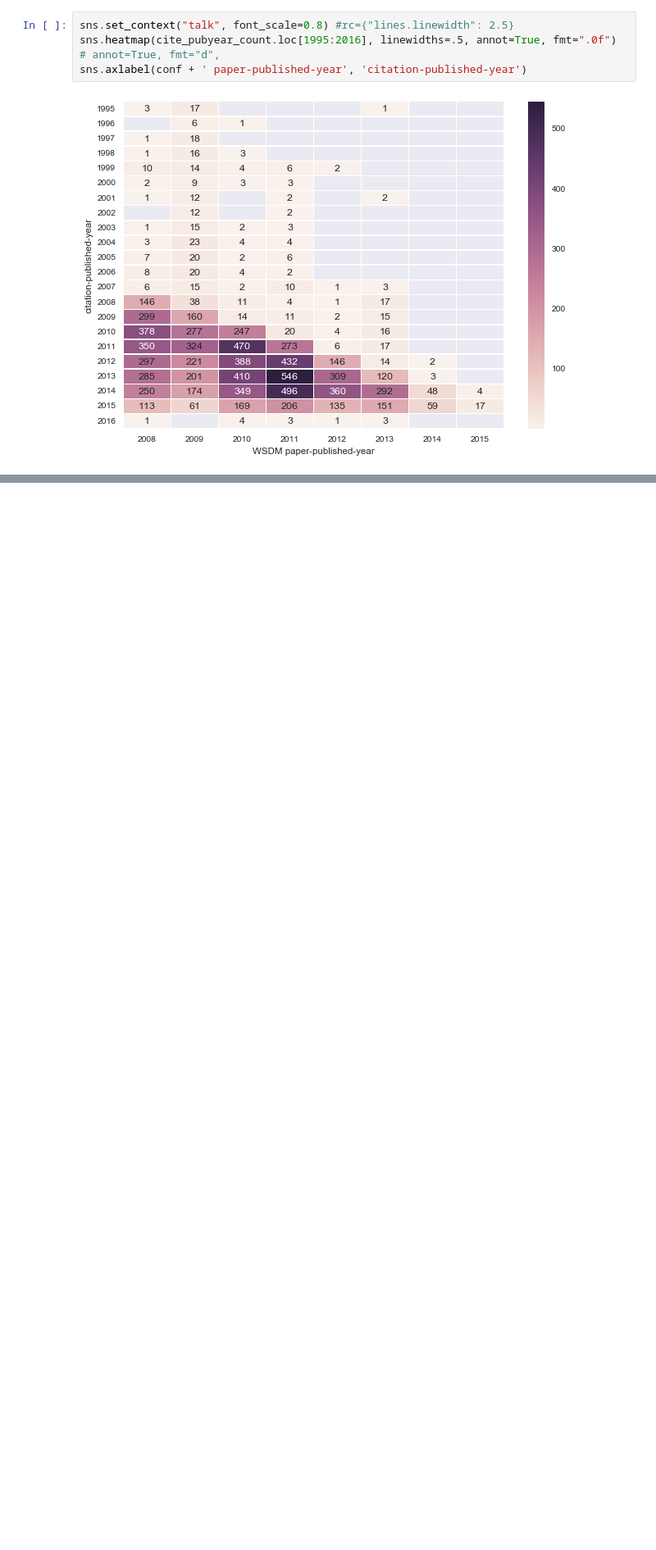
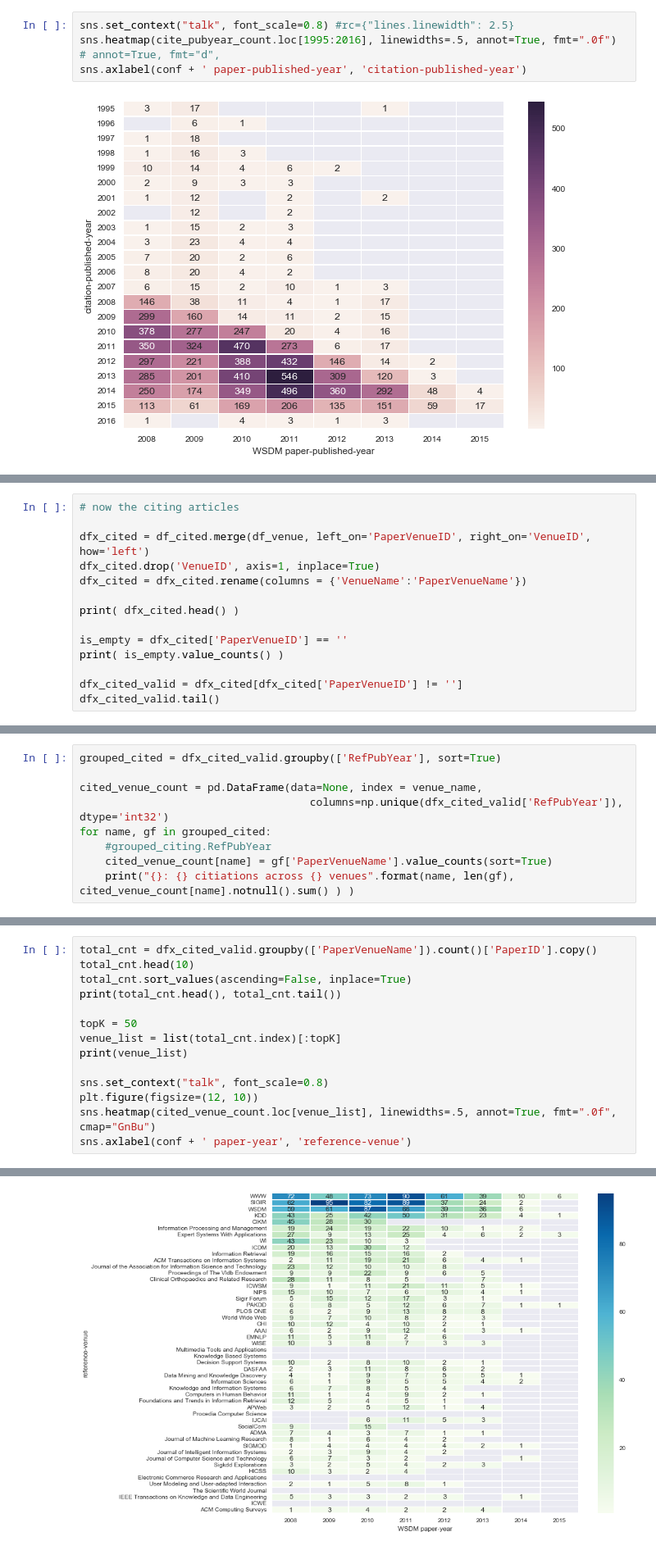
Before and after one commit to lexingxie/academic-graph, a Jupyter notebook: plot_citations.ipynb, the cells around one changed output, grey strips where cells are left out. Shown at 82% size. Drawn from its saved outputs; the diff is of its cells as text; blank space fills up the shorter version.

```diff
--- a/plot_citations.ipynb
+++ b/plot_citations.ipynb
@@ -175,0 +317,14 @@ sns.axlabel(conf + ' paper-published-year', 'citation-published-year')
+# %%
+# now the citing articles
+
+dfx_cited = df_cited.merge(df_venue, left_on='PaperVenueID', right_on='VenueID', how='left')
+dfx_cited.drop('VenueID', axis=1, inplace=True)
+dfx_cited = dfx_cited.rename(columns = {'VenueName':'PaperVenueName'})
+
+print( dfx_cited.head() )
+
+is_empty = dfx_cited['PaperVenueID'] == ''
+print( is_empty.value_counts() )
+
+dfx_cited_valid = dfx_cited[dfx_cited['PaperVenueID'] != '']
+dfx_cited_valid.tail()
@@ -175,0 +354,9 @@ sns.axlabel(conf + ' paper-published-year', 'citation-published-year')
+# %%
+grouped_cited = dfx_cited_valid.groupby(['RefPubYear'], sort=True)
+
+cited_venue_count = pd.DataFrame(data=None, index = venue_name,
+                                    columns=np.unique(dfx_cited_valid['RefPubYear']), dtype='int32')
+for name, gf in grouped_cited:
+    #grouped_citing.RefPubYear
+    cited_venue_count[name] = gf['PaperVenueName'].value_counts(sort=True)
+    print("{}: {} citiations across {} venues".format(name, len(gf), cited_venue_count[name].notnull().sum() ) )
@@ -175,0 +372,15 @@ sns.axlabel(conf + ' paper-published-year', 'citation-published-year')
+# %%
+total_cnt = dfx_cited_valid.groupby(['PaperVenueName']).count()['PaperID'].copy()
+total_cnt.head(10)
+total_cnt.sort_values(ascending=False, inplace=True)
+print(total_cnt.head(), total_cnt.tail())
+
+topK = 50
+venue_list = list(total_cnt.index)[:topK]
+print(venue_list)
+
+sns.set_context("talk", font_scale=0.8)
+plt.figure(figsize=(12, 10))
+sns.heatmap(cited_venue_count.loc[venue_list], linewidths=.5, annot=True, fmt=".0f", cmap="GnBu")
+sns.axlabel(conf + ' paper-year', 'reference-venue')
+# %% [output]
@@ -175,0 +401 @@ sns.axlabel(conf + ' paper-published-year', 'citation-published-year')
+[figure, added]
```
Also changed, not shown: parts of 21 cells of this notebook.
